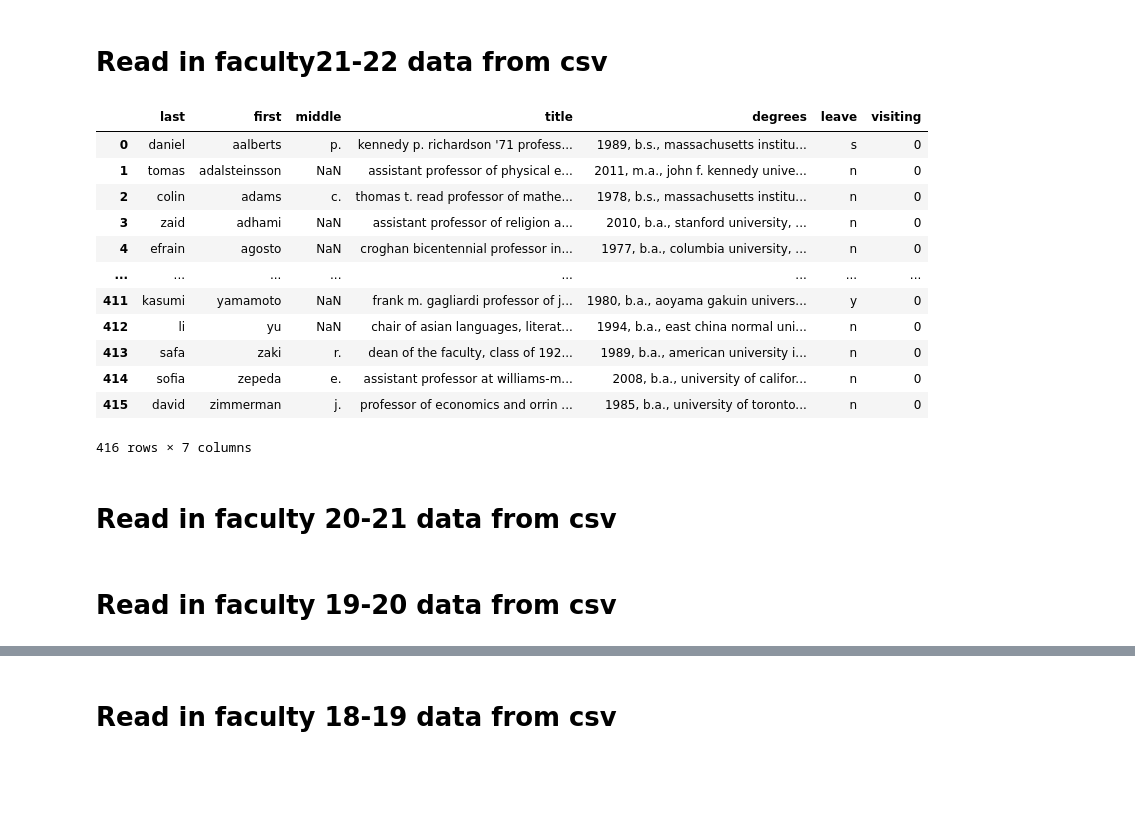
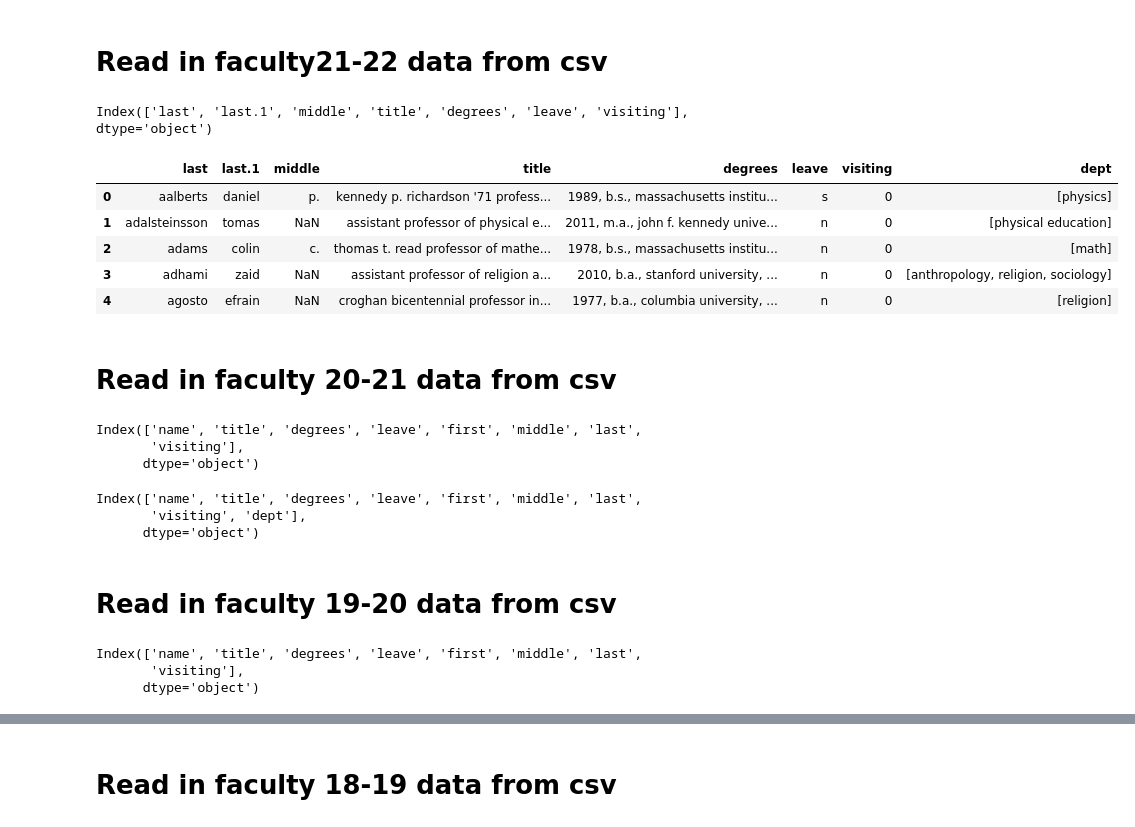
Before and after one commit to lrm15/faculty_retention, a Jupyter notebook: combine_data.ipynb, the cells around one changed output, grey strips where cells are left out. Cells and saved outputs as stored; diff of their text form; code cells hidden in the pictures; blank space fills up the shorter version.

```diff
--- a/combine_data.ipynb
+++ b/combine_data.ipynb
@@ -5,3 +6,7 @@ import pandas as pd
 # %%
 df21 = pd.read_csv('21-22/faculty21-22.csv')
 df21.drop("Unnamed: 0", inplace=True, axis=1)
+
+df21.columns
+# %% [output]
+Index(['last', 'last.1', 'middle', 'title', 'degrees', 'leave', 'visiting'], dtype='object')
@@ -8,19 +44,12 @@ df21.drop("Unnamed: 0", inplace=True, axis=1)
 # %%
-df21
+df21.head()
 # %% [output]
-|  | last | first | middle | title | degrees | leave | visiting |
-| 0 | daniel | aalberts | p. | kennedy p. richardson '71 profess... | 1989, b.s., massachusetts institu... | s | 0 |
-| 1 | tomas | adalsteinsson | NaN | assistant professor of physical e... | 2011, m.a., john f. kennedy unive... | n | 0 |
-| 2 | colin | adams | c. | thomas t. read professor of mathe... | 1978, b.s., massachusetts institu... | n | 0 |
-| 3 | zaid | adhami | NaN | assistant professor of religion a... | 2010, b.a., stanford university, ... | n | 0 |
-| 4 | efrain | agosto | NaN | croghan bicentennial professor in... | 1977, b.a., columbia university, ... | n | 0 |
-| ... | ... | ... | ... | ... | ... | ... | ... |
-| 411 | kasumi | yamamoto | NaN | frank m. gagliardi professor of j... | 1980, b.a., aoyama gakuin univers... | y | 0 |
-| 412 | li | yu | NaN | chair of asian languages, literat... | 1994, b.a., east china normal uni... | n | 0 |
-| 413 | safa | zaki | r. | dean of the faculty, class of 192... | 1989, b.a., american university i... | n | 0 |
-| 414 | sofia | zepeda | e. | assistant professor at williams-m... | 2008, b.a., university of califor... | n | 0 |
-| 415 | david | zimmerman | j. | professor of economics and orrin ... | 1985, b.a., university of toronto... | n | 0 |
+|  | last | last.1 | middle | title | degrees | leave | visiting | dept |
+| 0 | aalberts | daniel | p. | kennedy p. richardson '71 profess... | 1989, b.s., massachusetts institu... | s | 0 | [physics] |
+| 1 | adalsteinsson | tomas | NaN | assistant professor of physical e... | 2011, m.a., john f. kennedy unive... | n | 0 | [physical education] |
+| 2 | adams | colin | c. | thomas t. read professor of mathe... | 1978, b.s., massachusetts institu... | n | 0 | [math] |
+| 3 | adhami | zaid | NaN | assistant professor of religion a... | 2010, b.a., stanford university, ... | n | 0 | [anthropology, religion, sociology] |
+| 4 | agosto | efrain | NaN | croghan bicentennial professor in... | 1977, b.a., columbia university, ... | n | 0 | [religion] |
-416 rows × 7 columns
 # %% [markdown]
 # Read in faculty 20-21 data from csv
 # %%
@@ -55,6 +84,54 @@ df20['first'] = first
 df20['middle'] = middle
 df20['last'] = last
 df20['visiting'] = visiting
+
+
+df20.columns
+# %% [output]
+Index(['name', 'title', 'degrees', 'leave', 'first', 'middle', 'last',
+       'visiting'],
+      dtype='object')
+# %%
+# parse department info
+
+d_list = ["africana studies", "american studies", "ancient languages", "anthropology", "arabic studies", "art", "asian studies", "astronomy", "astrophysics", "biochemistry", "biology", "chemistry", "chinese", "classics", "greek", "latin", "cognitive science", "comparative literature", "computer science", "critical languages", "dance", "east asian languages", "economics", "english", "environmental studies", "experiential learning", "french", "geosciences", "german", "global studies", "history", "humanities", "international studies", "italian", "japanese", "jewish studies", "justice and law", "latina studies", "latino studies", "leadership studies", "maritime studies", "math", "music", "natural sciences", "neuroscience", "philosophy", "physical education", "physics", "political economy", "political science", "psychology", "public health", "religion", "romance languages", "russian", "science & technology studies", "social sciences", "social studies", "sociology", "spanish", "statistics", "theatre", "mystic", "WGGS"]
+dept20 = []
+
+for title in df20.title:
+    affiliation = []
+    for d in d_list:
+        if d in title:
+            affiliation.append(d)
+
+    if ("gender" in title):
+        affiliation.append("WGGS")
+
+    if ("biblical and early christian studies" in title):
+        affiliation.append("religion")
+
+    if ("geology" in title):
+        affiliation.append("geosciences")
+
+    if ("american" in title) and ("american studies" not in title):
+        affiliation.append("american studies")
+
+    if ("international" in title):
+        affiliation.append("international studies")
+
+
+    if (len(affiliation) < 1):
+        # print(title)
+        affiliation.append(None)
+
+    dept20.append(affiliation)
+
+df20['dept'] = dept20
+
+df20.columns
+# %% [output]
+Index(['name', 'title', 'degrees', 'leave', 'first', 'middle', 'last',
+       'visiting', 'dept'],
+      dtype='object')
 # %% [markdown]
 # Read in faculty 19-20 data from csv
 # %%
@@ -93,3 +170,9 @@ df19['first'] = first
 df19['middle'] = middle
 df19['last'] = last
 df19['visiting'] = visiting
+
+df19.columns
+# %% [output]
+Index(['name', 'title', 'degrees', 'leave', 'first', 'middle', 'last',
+       'visiting'],
+      dtype='object')
```
Also changed, not shown: parts of 46 cells of this notebook, 4 other files.
